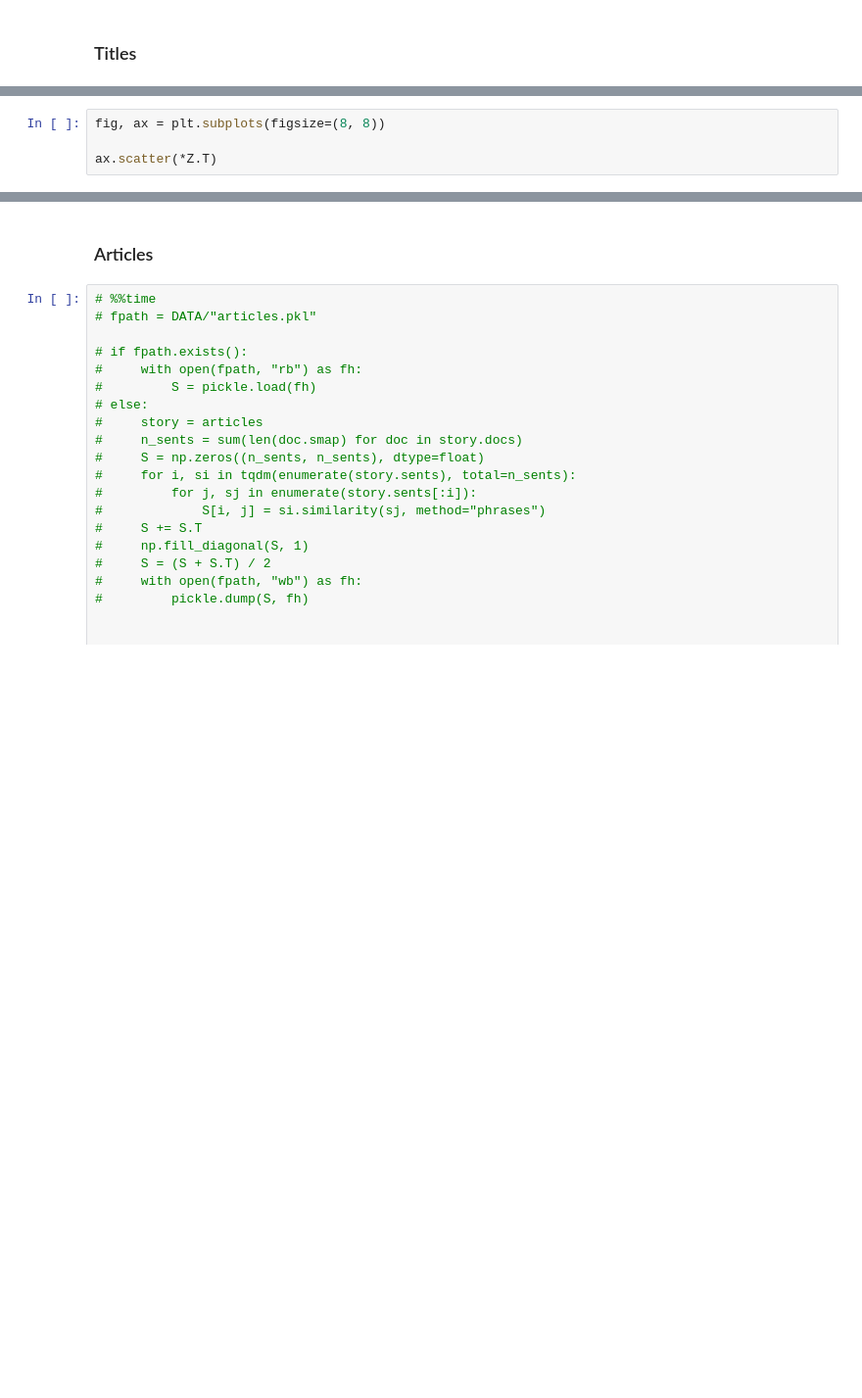
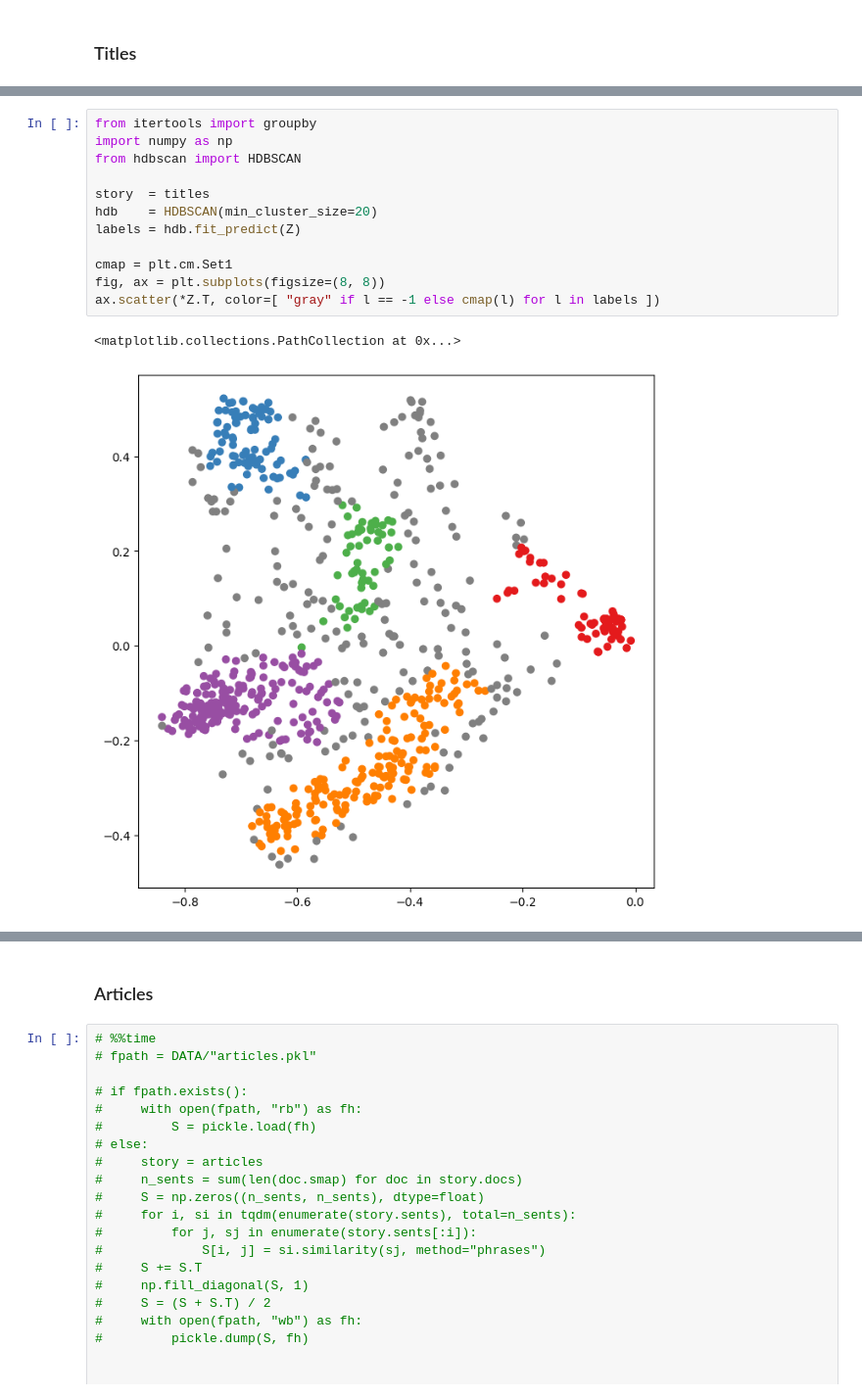
Before and after one commit to sztal/segram, a Jupyter notebook: examples/2-stories-and-frames.ipynb, the cells around one changed output, grey strips where cells are left out. Shown at 98% size. Cells and saved outputs as stored; diff of their text form; blank space fills up the shorter version.

```diff
--- a/examples/2-stories-and-frames.ipynb
+++ b/examples/2-stories-and-frames.ipynb
@@ -141,4 +149,15 @@ ax.plot(
-# %%
-fig, ax = plt.subplots(figsize=(8, 8))
-
-ax.scatter(*Z.T)
+# %%
+from itertools import groupby
+import numpy as np
+from hdbscan import HDBSCAN
+
+story  = titles
+hdb    = HDBSCAN(min_cluster_size=20)
+labels = hdb.fit_predict(Z)
+
+cmap = plt.cm.Set1
+fig, ax = plt.subplots(figsize=(8, 8))
+ax.scatter(*Z.T, color=[ "gray" if l == -1 else cmap(l) for l in labels ])
+# %% [output]
+<matplotlib.collections.PathCollection at 0x...>
+[figure, added]
```
Also changed, not shown: parts of 8 cells of this notebook, 3 other files.
